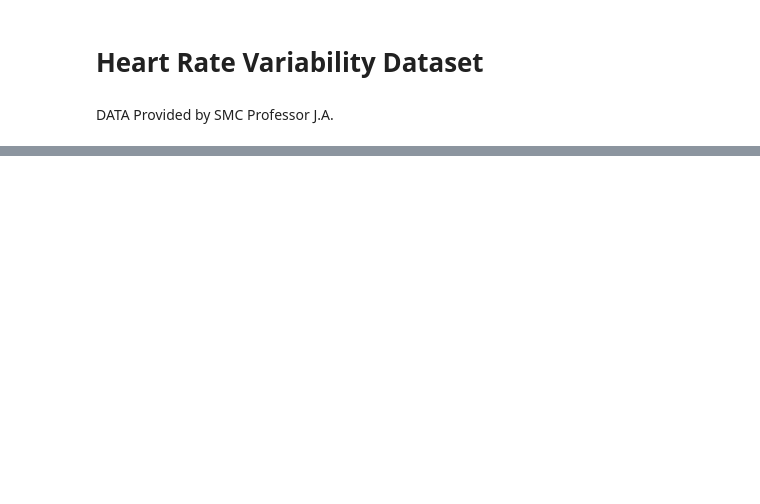
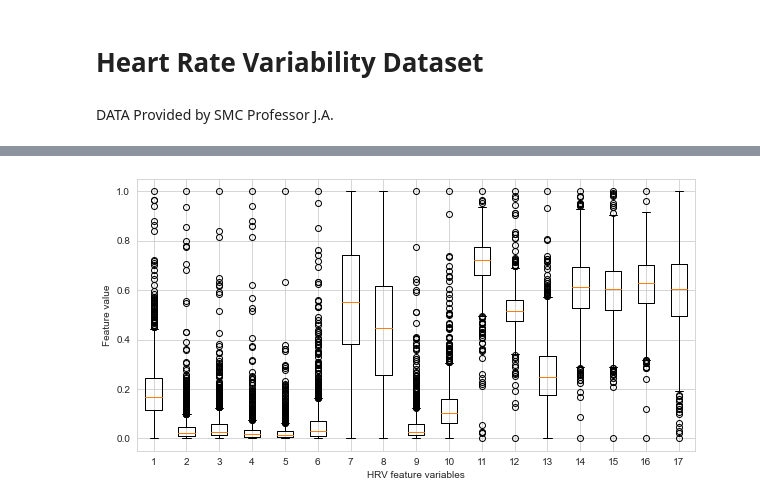
Before and after one commit to andrewyoo214/MachineLearning_python, a Jupyter notebook: DataAugmentation/HRV_JA.ipynb, the cells around one changed output, grey strips where cells are left out. Saved outputs shown, nothing was run; the diff lists cells and outputs as text; code cells hidden in the pictures; blank space fills up the shorter version.

```diff
--- a/DataAugmentation/HRV_JA.ipynb
+++ b/DataAugmentation/HRV_JA.ipynb
@@ -44,0 +117,4 @@ hrv.head()
+# %%
+hrv = hrv_ori[~pd.isnull(hrv_ori['sdnn'])]
+hrv_only = hrv.loc[:, ['sdnn','psi','tp','vlf','lf','hf','lfnorm','hfnorm','lf_hf','rmssd','apen','srd','tsrd',
+                          'tp_ln', 'vlf_ln','lf_ln','hf_ln' ]]
@@ -48,0 +227,7 @@ hrv["main_dx"].value_counts()
+# %%
+mdd_lab = hrv_mdd.loc[:, ['main_dx']]
+mdd_hrv = hrv_mdd.loc[:, ['sdnn','psi','tp','vlf','lf','hf','lfnorm','hfnorm','lf_hf','rmssd','apen','srd','tsrd',
+                          'tp_ln', 'vlf_ln','lf_ln','hf_ln' ]]  ## Selecting the dataset with hrv feature variables
+mdd_analysis = hrv_mdd.loc[:, ['main_dx','sdnn','psi','tp','vlf','lf','hf','lfnorm','hfnorm','lf_hf','rmssd','apen','srd','tsrd',
+                               'tp_ln', 'vlf_ln','lf_ln','hf_ln']]
+mdd_analysis_core = hrv_mdd.loc[:, ['main_dx','sdnn', 'tp','vlf','lfnorm','hfnorm','rmssd','apen','srd','tsrd']]
@@ -48,0 +725,9 @@ hrv["main_dx"].value_counts()
+# %%
+# fig, ax = plt.subplots()
+plt.figure(figsize = (10, 5))
+plt.xlabel('HRV feature variables',fontsize=10)
+plt.ylabel('Feature value',fontsize=10)
+plt.boxplot(mdd_hrv)
+plt.show()
+# %% [output]
+[figure, added]
```
Also changed, not shown: parts of 154 cells of this notebook.
